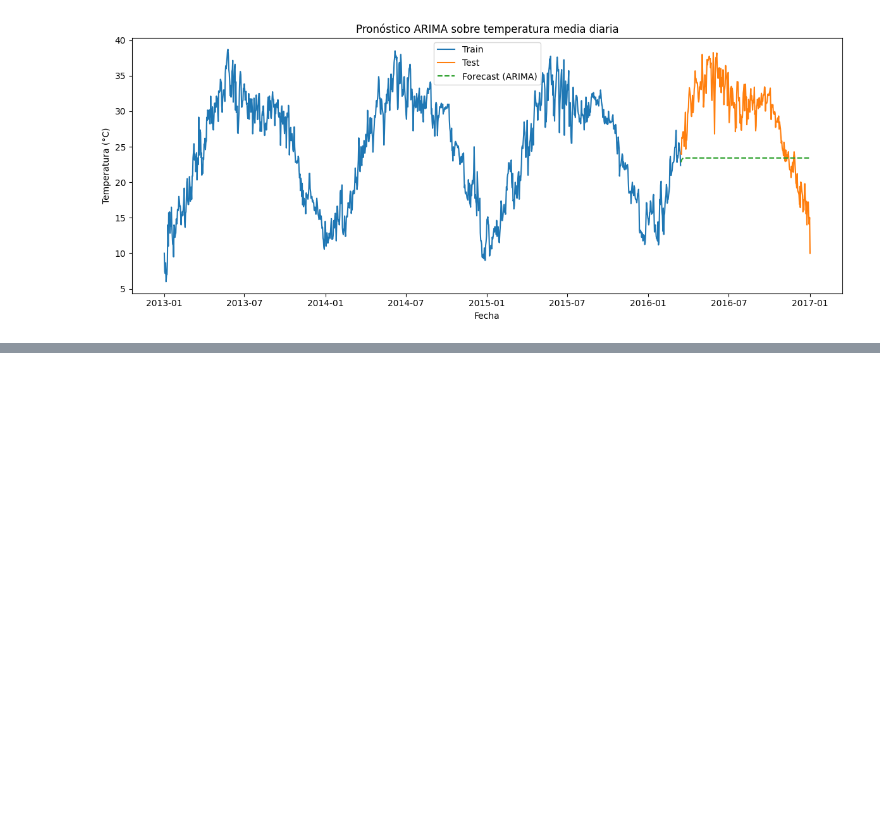
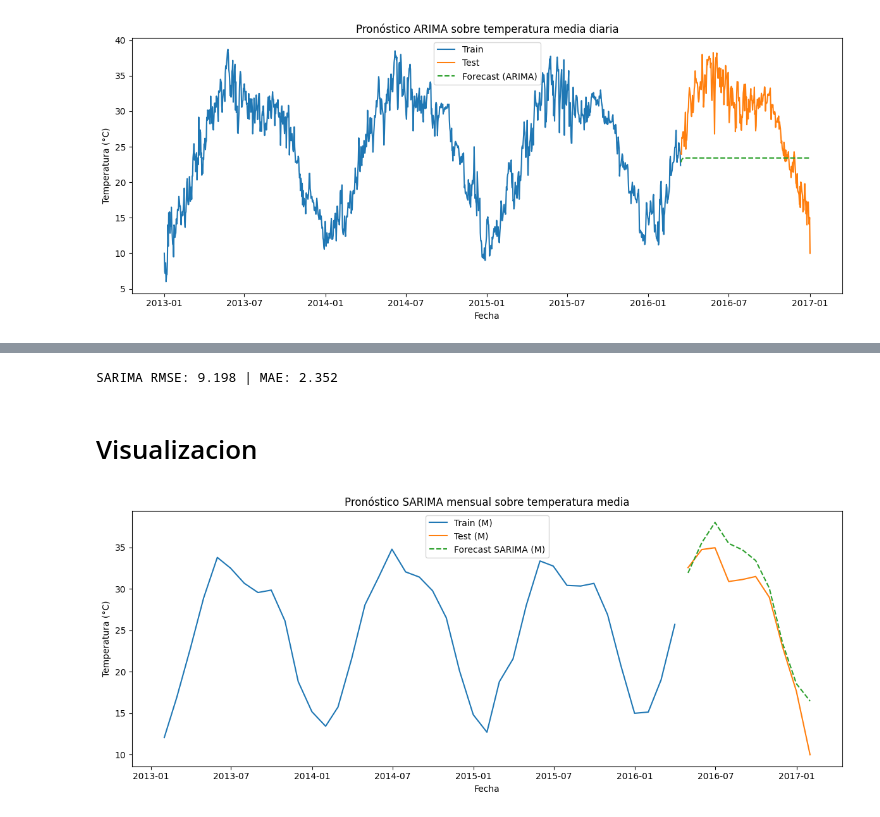
Before and after one commit to buntynanwani/AnalisisDeSeriesTemporales, a Jupyter notebook: notebooks/03_modelos_ARIMA.ipynb, the cells around one changed output, grey strips where cells are left out. Saved outputs shown, nothing was run; the diff lists cells and outputs as text; code cells hidden in the pictures; blank space fills up the shorter version.

```diff
--- a/notebooks/03_modelos_ARIMA.ipynb
+++ b/notebooks/03_modelos_ARIMA.ipynb
@@ -147,0 +192,14 @@ plt.show()
+# %%
+order = (1, 1, 1)          # p,d,q (no estacional)
+seasonal_order = (1, 1, 1, 12)  # P,D,Q,s con s=12 (mensual)
+
+print(f"Entrenando SARIMA con order={order} y seasonal_order={seasonal_order}")
+model = SARIMAX(
+    y_train,
+    order=order,
+    seasonal_order=seasonal_order,
+    enforce_stationarity=False,   # desactivar restricciones estrictas ayuda a convergencia
+    enforce_invertibility=False
+)
+results = model.fit(disp=False)
+print(results.summary())
@@ -147,0 +224,24 @@ plt.show()
+# %%
+n_forecast = len(y_test)
+forecast = results.forecast(steps=n_forecast)
+
+rmse = mean_squared_error(y_test, forecast)
+mae = mean_absolute_error(y_test, forecast)
+print(f"SARIMA RMSE: {rmse:.3f} | MAE: {mae:.3f}")
+# %% [output]
+SARIMA RMSE: 9.198 | MAE: 2.352
+# %% [markdown]
+# Visualizacion
+# %%
+plt.figure(figsize=(12, 5))
+plt.plot(y_train.index, y_train, label='Train (M)')
+plt.plot(y_test.index, y_test, label='Test (M)')
+plt.plot(y_test.index, forecast, label='Forecast SARIMA (M)', linestyle='--')
+plt.title('Pronóstico SARIMA mensual sobre temperatura media')
+plt.xlabel('Fecha')
+plt.ylabel('Temperatura (°C)')
+plt.legend()
+plt.tight_layout()
+plt.show()
+# %% [output]
+[figure, added]
```
Also changed, not shown: parts of 19 cells of this notebook.
